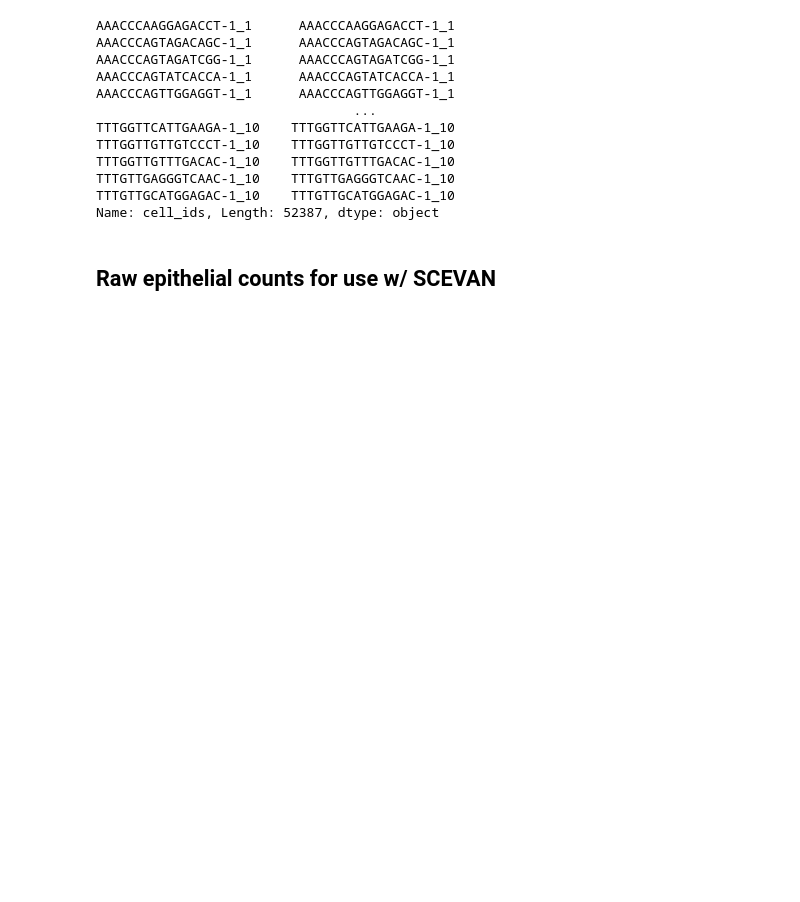
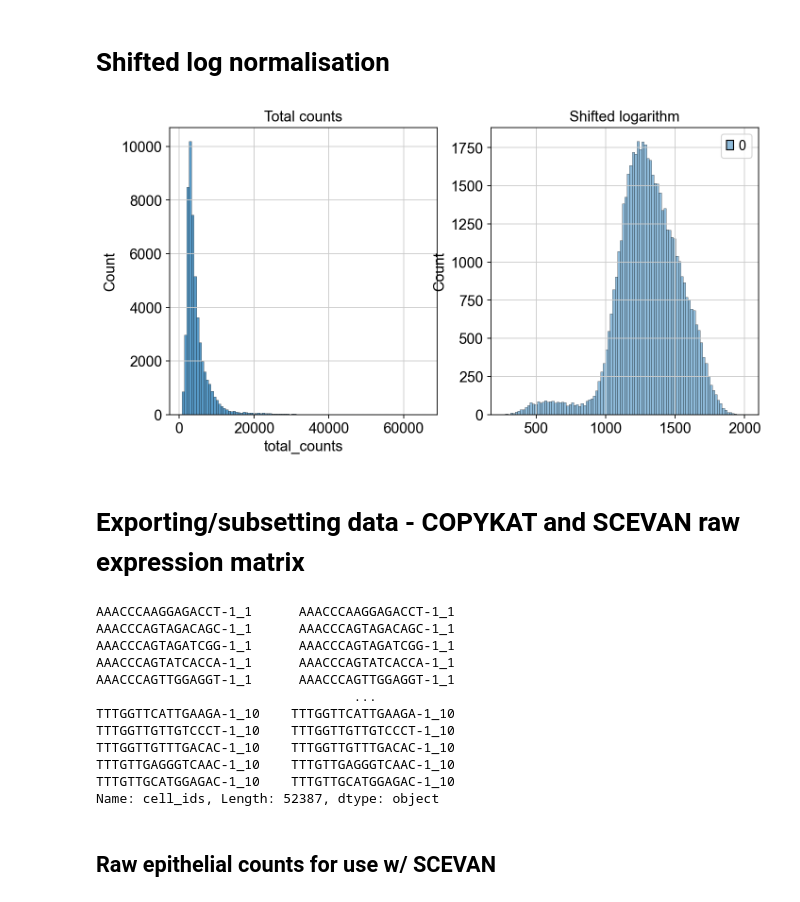
Before and after one commit to alex-broadley/OAC_masters_project, a Jupyter notebook: Scanpy_sc/paperData_sc_analysis.ipynb, the cells around one changed output. Cells and saved outputs as stored; diff of their text form; code cells hidden in the pictures; blank space fills up the shorter version.

```diff
--- a/Scanpy_sc/paperData_sc_analysis.ipynb
+++ b/Scanpy_sc/paperData_sc_analysis.ipynb
@@ -35,0 +180,22 @@ adata.obs['cell_ids'] = adata.obs.index
+# %% [markdown]
+# Shifted log normalisation
+# %%
+#Set default layer to raw counts (rounded as per discussion with Cenk)
+
+adata.X = adata.layers['rounded_raw_counts']
+# %%
+#shift normalise counts as per best practices tutorial
+
+scales_counts = sc.pp.normalize_total(adata, target_sum=None, inplace=False)
+adata.layers["log1p_norm"] = sc.pp.log1p(scales_counts["X"], copy=True)
+# %%
+fig, axes = plt.subplots(1, 2, figsize=(10, 5))
+p1 = sns.histplot(adata.obs['total_counts'], bins=100, kde=False, ax=axes[0])
+axes[0].set_title("Total counts")
+p2 = sns.histplot(adata.layers["log1p_norm"].sum(1), bins=100, kde=False, ax=axes[1])
+axes[1].set_title("Shifted logarithm")
+plt.show()
+# %% [output]
+[figure, added]
+# %% [markdown]
+# Exporting/subsetting data - COPYKAT and SCEVAN raw expression matrix
```
Also changed, not shown: parts of 313 cells of this notebook, 23 other files.
